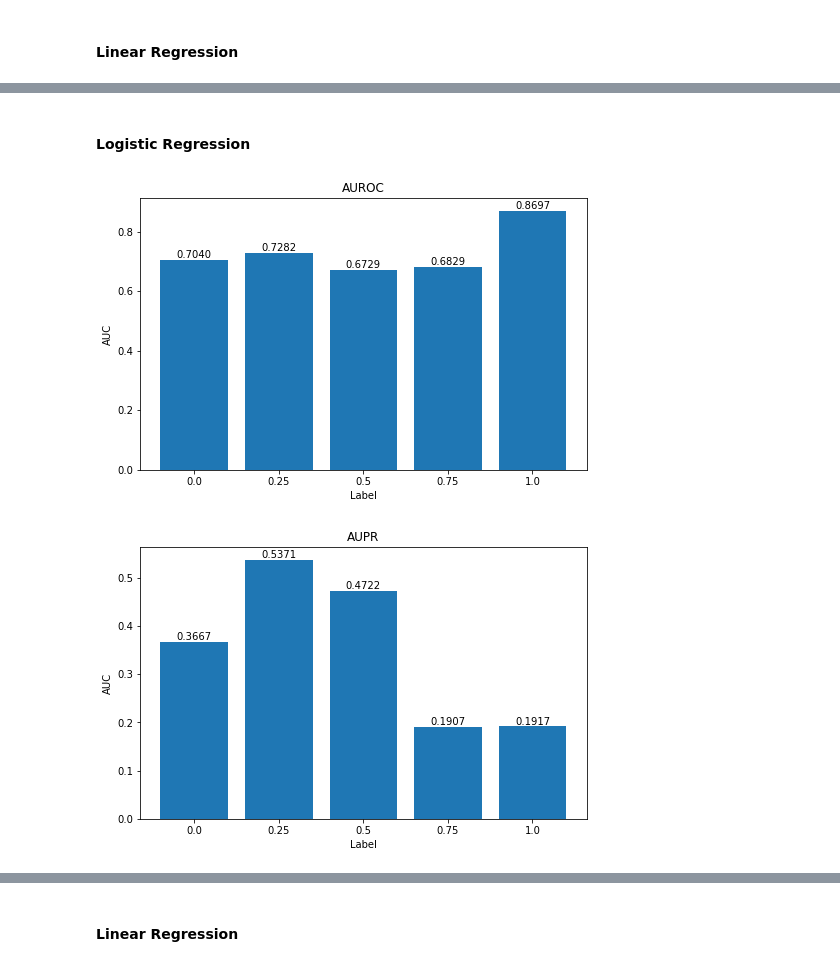
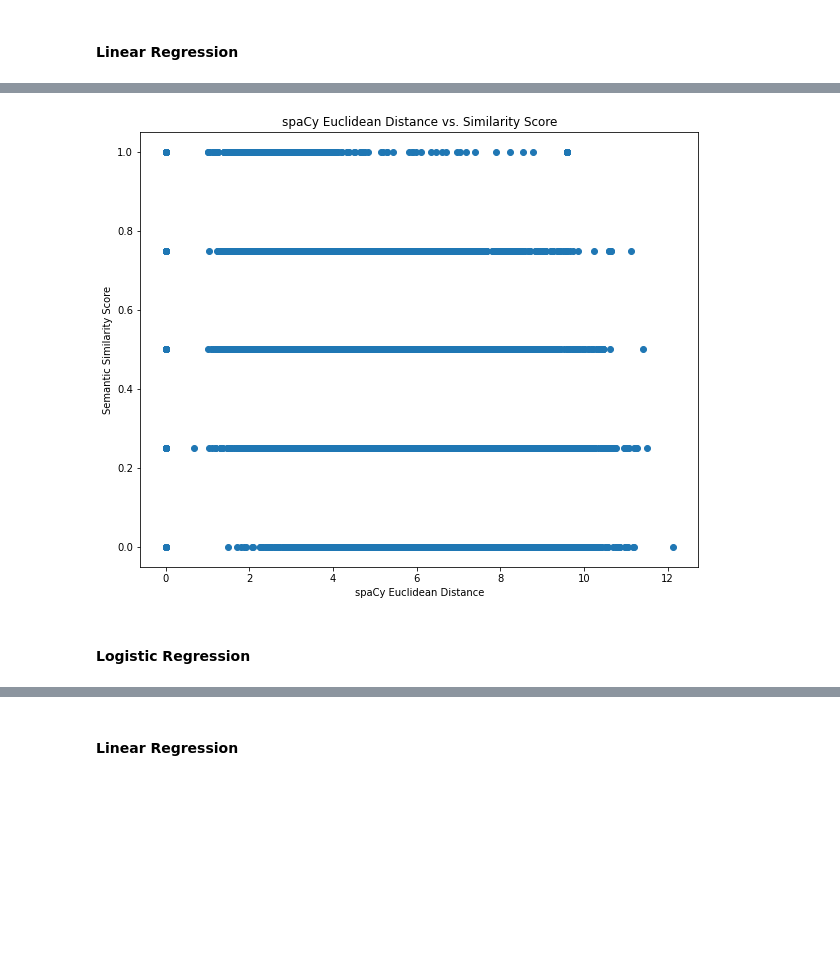
Before and after one commit to tungtngyn/semantic-similarity-patents, a Jupyter notebook: linear_models.ipynb, the cells around one changed output, grey strips where cells are left out. Drawn from its saved outputs; the diff is of its cells as text; code cells hidden in the pictures; blank space fills up the shorter version.

```diff
--- a/linear_models.ipynb
+++ b/linear_models.ipynb
@@ -359,3 +380,11 @@ RMSE: 0.2298
+# %%
+fig = plt.figure(figsize=(10, 8))
+plt.scatter(X_train_euc, y_train)
+plt.title('spaCy Euclidean Distance vs. Similarity Score');
+plt.xlabel('spaCy Euclidean Distance');
+plt.ylabel('Semantic Similarity Score');
+# %% [output]
+[figure, added]
 # %% [markdown]
 #### Logistic Regression
 # %%
@@ -378,6 +394,0 @@ def fit_log_model(X_train, y_train, X_val, y_val, model_name, output_dir):
-# %%
-# X_train_scaled used for numerical stability, X_train has trouble converging
-fit_log_model(X_train_scaled, y_train_bin, X_val_scaled, y_val_bin, 'mult', r'./results')
-# %% [output]
-[figure, removed]
-[figure, removed]
```
Also changed, not shown: parts of 61 cells of this notebook, 29 other files.
